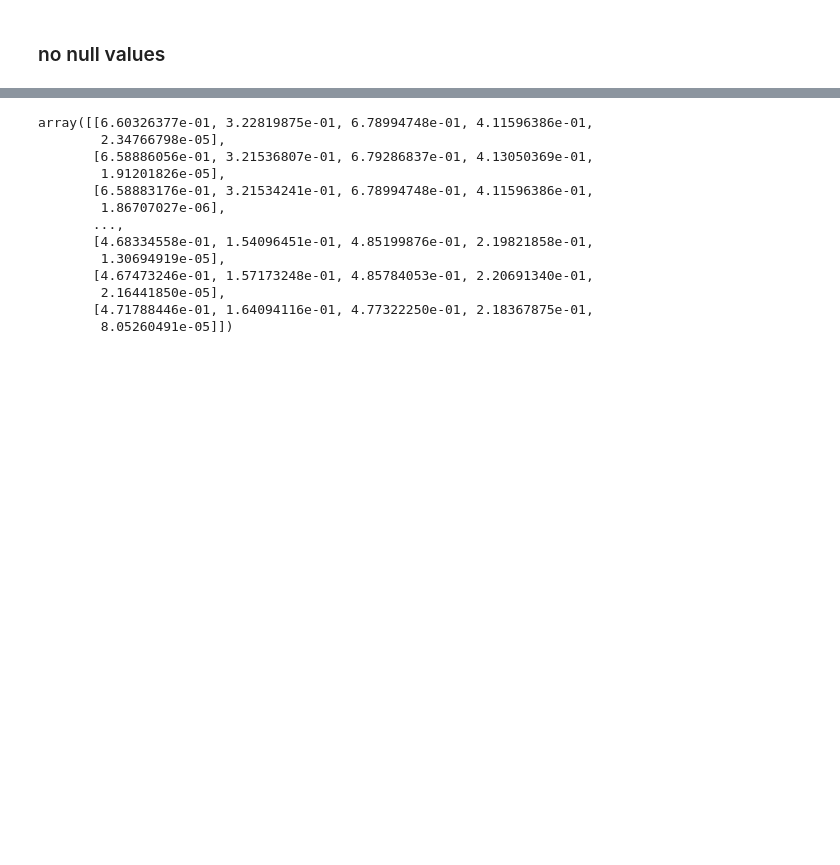
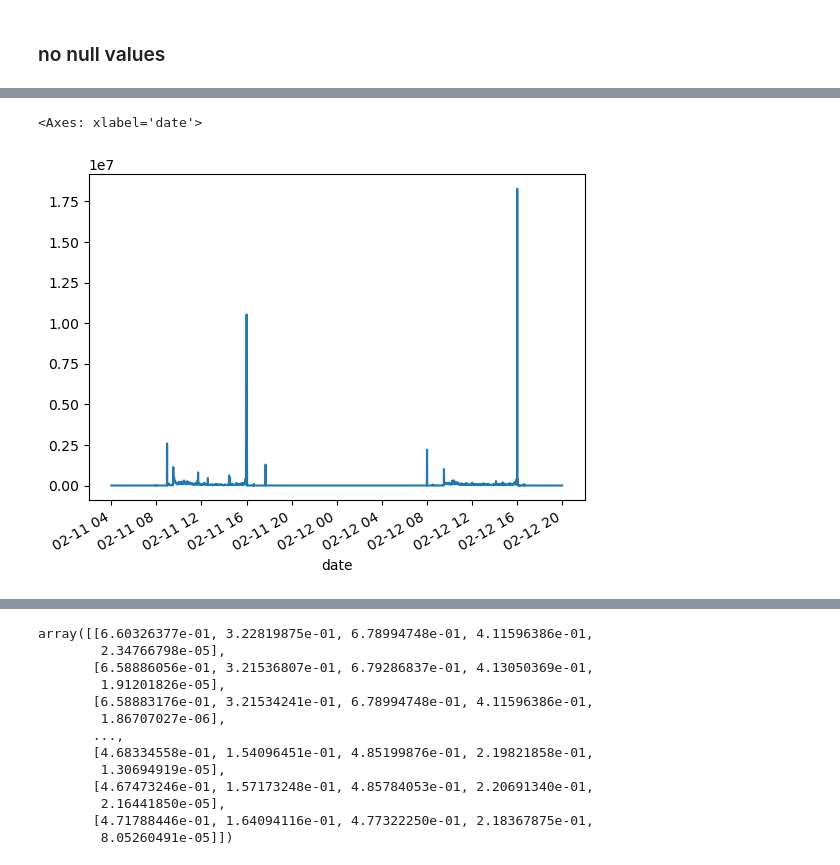
Before and after one commit to DevangVamja/Current-work, a Jupyter notebook: time series EDA.ipynb, the cells around one changed output, grey strips where cells are left out. Cells and saved outputs as stored; diff of their text form; code cells hidden in the pictures; blank space fills up the shorter version.

```diff
--- a/time series EDA.ipynb
+++ b/time series EDA.ipynb
@@ -72,0 +94,6 @@ df.columns = ['open', 'high', 'low', 'close', 'volume']
+# %%
+df_sorted = df.sort_index()
+df_sorted.loc['2025-02-11':'2025-02-12'].volume.plot()
+# %% [output]
+<Axes: xlabel='date'>
+[figure, added]
```
Also changed, not shown: parts of 16 cells of this notebook.
